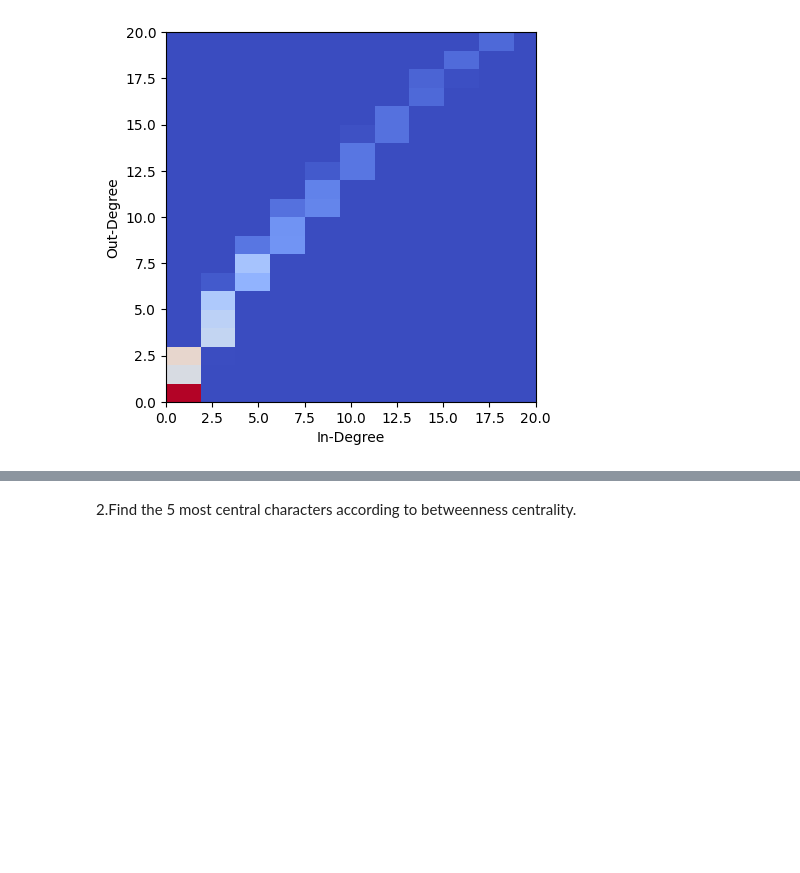
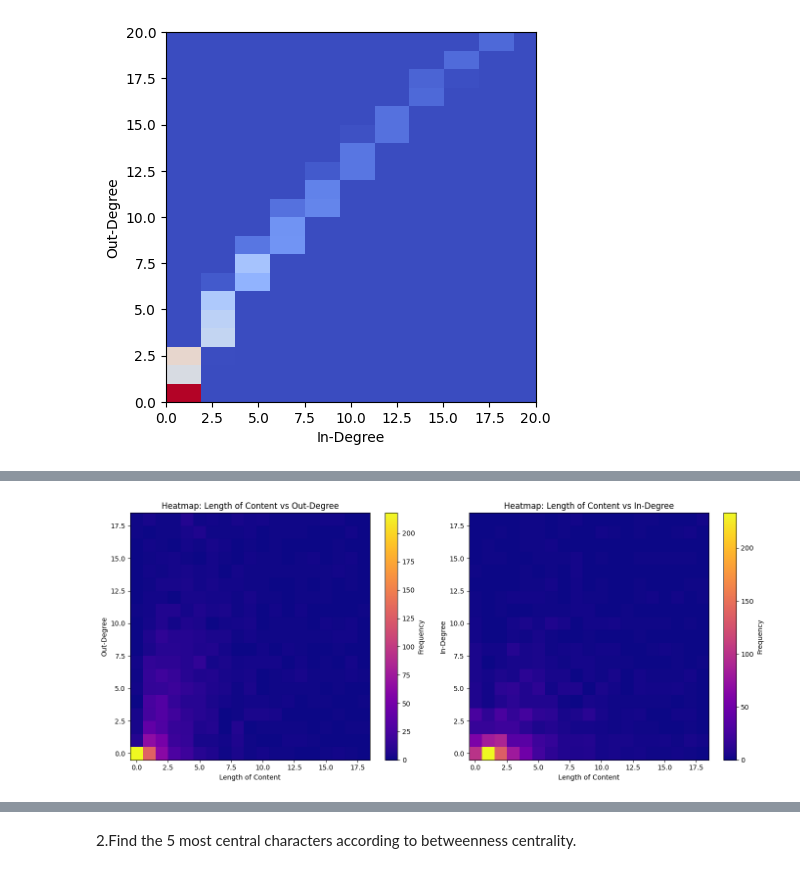
Before and after one commit to AleksandarLukic96/02805_Social_Graphs_and_Interactions, a Jupyter notebook: Exercise_solutions/Week_5.ipynb, the cells around one changed output, grey strips where cells are left out. Drawn from its saved outputs; the diff is of its cells as text; code cells hidden in the pictures; blank space fills up the shorter version.

```diff
--- a/Exercise_solutions/Week_5.ipynb
+++ b/Exercise_solutions/Week_5.ipynb
@@ -374,0 +431,39 @@ The heatmap is effective for getting an idea of where there is a ...
+# %%
+
+# Define bin edges for length and degree
+length_max_limit = 10000
+out_degree_limit = 20
+in_degree_limit = 30
+
+num_bins = 20
+length_bins = np.linspace(lengths.min(), length_max_limit, num_bins)
+out_degree_bins = np.linspace(out_degrees.min(),out_degree_limit, num_bins)
+in_degree_bins = np.linspace(in_degrees.min(), in_degree_limit, num_bins)
+
+# Create 2D histograms for heatmaps
+out_degree_heatmap, _, _ = np.histogram2d(lengths, out_degrees, bins=[length_bins, out_degree_bins])
+in_degree_heatmap, _, _ = np.histogram2d(lengths, in_degrees, bins=[length_bins, in_degree_bins])
+
+# Plot the heatmaps
+plt.figure(figsize=(14, 6))
+
+# Heatmap for Length of Content vs Out-Degree
+plt.subplot(1, 2, 1)
+plt.imshow(out_degree_heatmap.T, origin='lower', aspect='auto', cmap='plasma')
+plt.colorbar(label="Frequency")
+plt.xlabel("Length of Content")
+plt.ylabel("Out-Degree")
+plt.title("Heatmap: Length of Content vs Out-Degree")
+
+# Heatmap for Length of Content vs In-Degree
+plt.subplot(1, 2, 2)
+plt.imshow(in_degree_heatmap.T, origin='lower', aspect='auto', cmap='plasma')
+plt.colorbar(label="Frequency")
+plt.xlabel("Length of Content")
+plt.ylabel("In-Degree")
+plt.title("Heatmap: Length of Content vs In-Degree")
+
+plt.tight_layout()
+plt.show()
+# %% [output]
+[figure, added]
```
Also changed, not shown: parts of 7 cells of this notebook.
